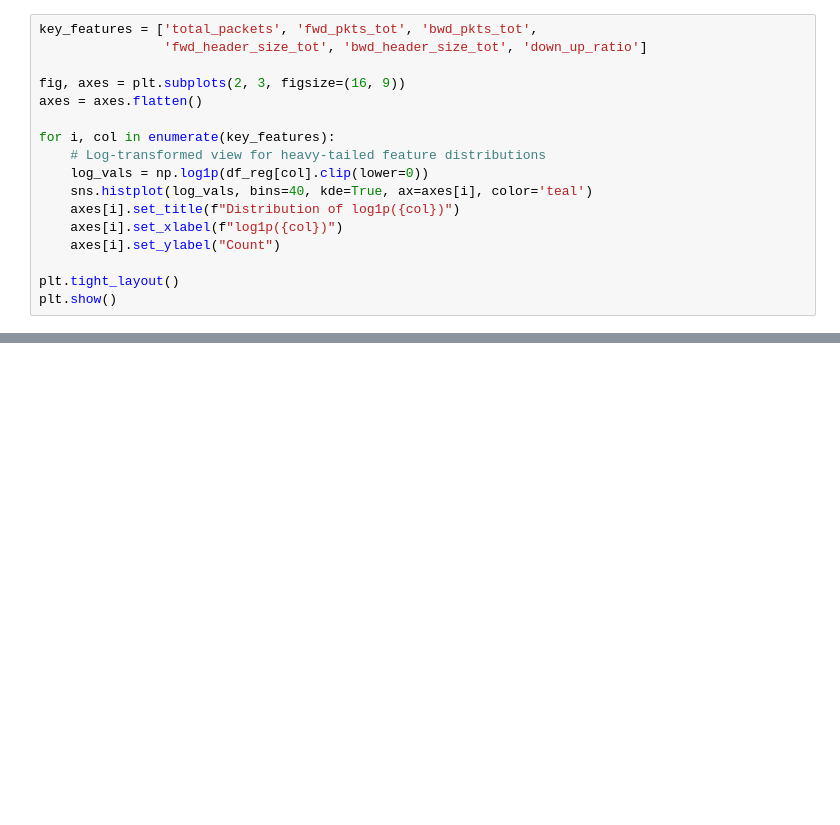
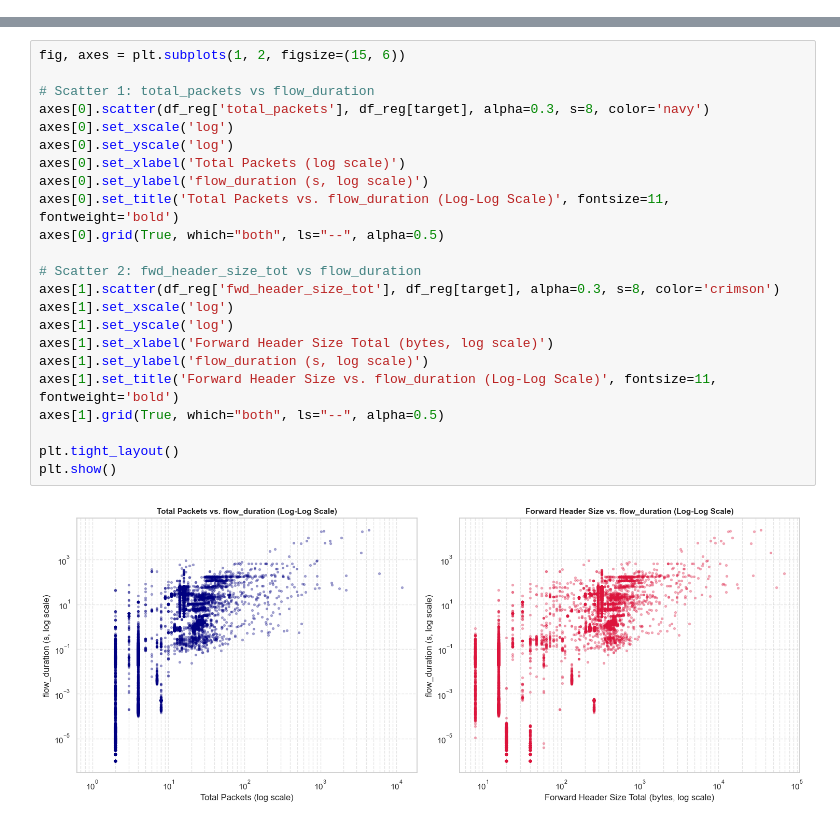
Before and after one commit to likhith1253/ML_Capstone, a Jupyter notebook: regression/regression_preprocessing.ipynb, the cells around one changed output, grey strips where cells are left out. Cells and saved outputs as stored; diff of their text form; blank space fills up the shorter version.

```diff
--- a/regression/regression_preprocessing.ipynb
+++ b/regression/regression_preprocessing.ipynb
@@ -283,17 +0,0 @@ We examine the statistical distributions of the most influential numerical featu
-# %%
-key_features = ['total_packets', 'fwd_pkts_tot', 'bwd_pkts_tot',
-                'fwd_header_size_tot', 'bwd_header_size_tot', 'down_up_ratio']
-
-fig, axes = plt.subplots(2, 3, figsize=(16, 9))
-axes = axes.flatten()
-
-for i, col in enumerate(key_features):
-    # Log-transformed view for heavy-tailed feature distributions
-    log_vals = np.log1p(df_reg[col].clip(lower=0))
-    sns.histplot(log_vals, bins=40, kde=True, ax=axes[i], color='teal')
-    axes[i].set_title(f"Distribution of log1p({col})")
-    axes[i].set_xlabel(f"log1p({col})")
-    axes[i].set_ylabel("Count")
-
-plt.tight_layout()
-plt.show()
@@ -487,0 +442,25 @@ All verification checks PASSED successfully.
+# %%
+fig, axes = plt.subplots(1, 2, figsize=(15, 6))
+
+# Scatter 1: total_packets vs flow_duration
+axes[0].scatter(df_reg['total_packets'], df_reg[target], alpha=0.3, s=8, color='navy')
+axes[0].set_xscale('log')
+axes[0].set_yscale('log')
+axes[0].set_xlabel('Total Packets (log scale)')
+axes[0].set_ylabel('flow_duration (s, log scale)')
+axes[0].set_title('Total Packets vs. flow_duration (Log-Log Scale)', fontsize=11, fontweight='bold')
+axes[0].grid(True, which="both", ls="--", alpha=0.5)
+
+# Scatter 2: fwd_header_size_tot vs flow_duration
+axes[1].scatter(df_reg['fwd_header_size_tot'], df_reg[target], alpha=0.3, s=8, color='crimson')
+axes[1].set_xscale('log')
+axes[1].set_yscale('log')
+axes[1].set_xlabel('Forward Header Size Total (bytes, log scale)')
+axes[1].set_ylabel('flow_duration (s, log scale)')
+axes[1].set_title('Forward Header Size vs. flow_duration (Log-Log Scale)', fontsize=11, fontweight='bold')
+axes[1].grid(True, which="both", ls="--", alpha=0.5)
+
+plt.tight_layout()
+plt.show()
+# %% [output]
+[figure, added]
```
Also changed, not shown: parts of 70 cells of this notebook, 5 other files.
